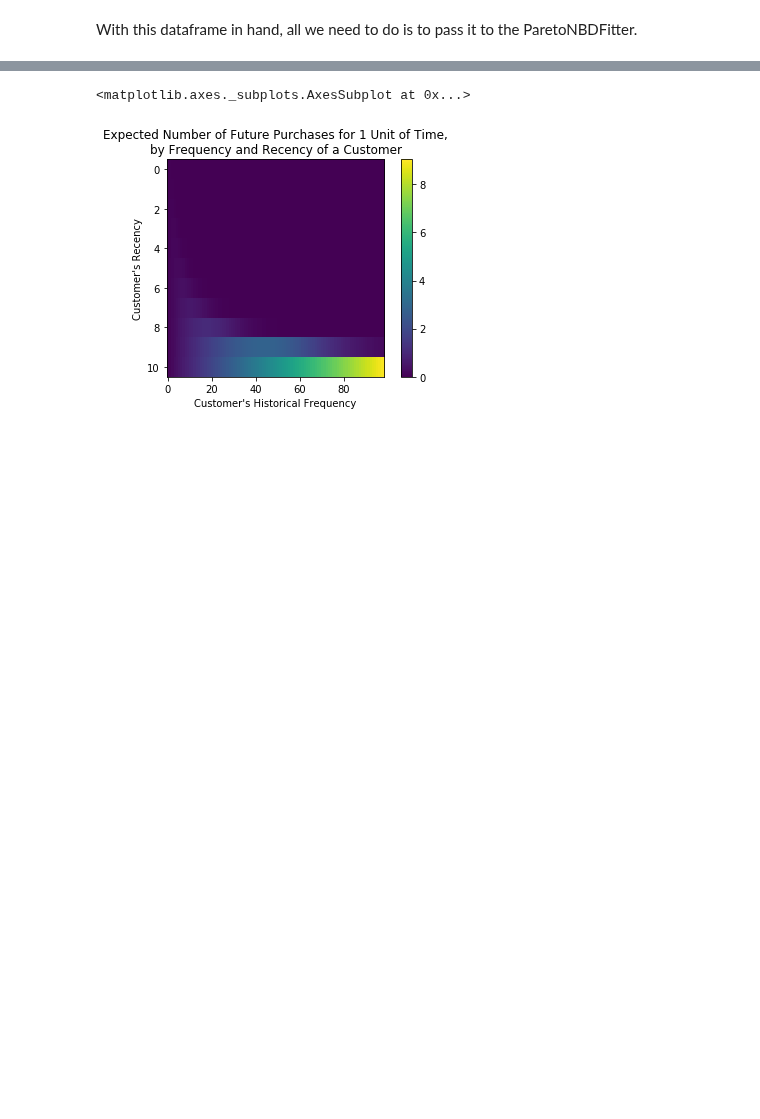
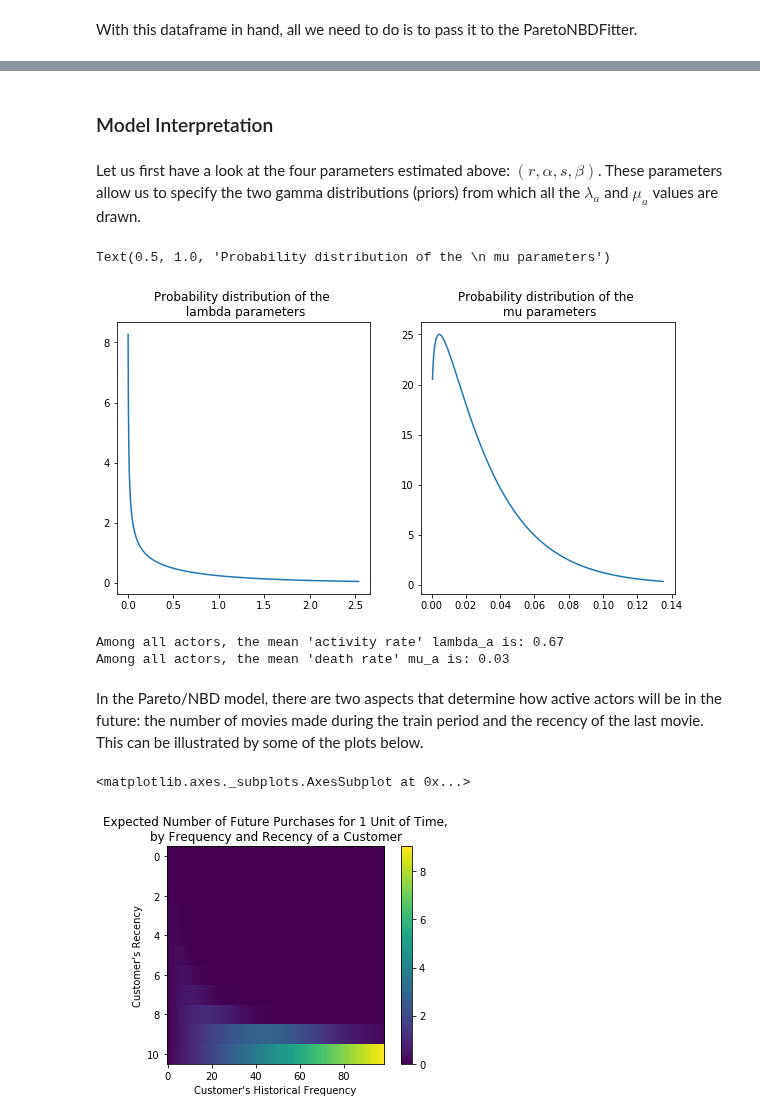
Before and after one commit to MaximeKan/Statistical-Modeling, a Jupyter notebook: Actors_movie_counts.ipynb, the cells around one changed output, grey strips where cells are left out. Drawn from its saved outputs; the diff is of its cells as text; code cells hidden in the pictures; blank space fills up the shorter version.

Commit message:
Specified the two priors in Pareto/NBD

```diff
--- a/Actors_movie_counts.ipynb
+++ b/Actors_movie_counts.ipynb
@@ -520,4 +520,34 @@ beta     36.789059
 dtype: float64
+# %% [markdown]
+### Model Interpretation
+# %% [markdown]
+Let us first have a look at the four parameters estimated above: $(r, \alpha, s, \beta)$. These parameters allow us to specify the two gamma distributions (priors) from which all the $\lambda_a$ and $\mu_a$ values are drawn.
+# %%
+lambda_x_list = x = np.linspace(gamma.ppf(0.05, a = pnbd.params_['r'], scale = 1/pnbd.params_['alpha']),
+                                gamma.ppf(0.95, a = pnbd.params_['r'], scale = 1/pnbd.params_['alpha']), 1000)
+mu_x_list = x = np.linspace(gamma.ppf(0.01, a = pnbd.params_['s'], scale = 1/pnbd.params_['beta']),
+                                gamma.ppf(0.99, a = pnbd.params_['s'], scale = 1/pnbd.params_['beta']), 1000)
+lambda_y_list = gamma.pdf(lambda_x_list, a = pnbd.params_['r'], scale = 1/pnbd.params_['alpha'])
+mu_y_list = gamma.pdf(mu_x_list, a = pnbd.params_['s'], scale = 1/pnbd.params_['beta'])
+
+fig, axes = plt.subplots(1,2, figsize = (10,5))
+axes[0].plot(lambda_x_list, lambda_y_list)
+axes[0].set_title("Probability distribution of the \n lambda parameters")
+axes[1].plot(mu_x_list, mu_y_list)
+axes[1].set_title("Probability distribution of the \n mu parameters")
+# %% [output]
+Text(0.5, 1.0, 'Probability distribution of the \n mu parameters')
+[figure, added]
+# %%
+mean_lambda_a = pnbd.params_['r']/pnbd.params_['alpha']
+mean_mu_a = pnbd.params_['s']/pnbd.params_['beta']
+print("Among all actors, the mean 'activity rate' lambda_a is: %.2f" % mean_lambda_a)
+print("Among all actors, the mean 'death rate' mu_a is: %.2f" % mean_mu_a)
+# %% [output]
+Among all actors, the mean 'activity rate' lambda_a is: 0.67
+Among all actors, the mean 'death rate' mu_a is: 0.03
+# %% [markdown]
+In the Pareto/NBD model, there are two aspects that determine how active actors will be in the future: the number of movies made during the train period and the recency of the last movie. This can be illustrated by some of the plots below.
 # %%
 from lifetimes.plotting import plot_frequency_recency_matrix
 
```
Also changed, not shown: parts of 14 cells of this notebook.
